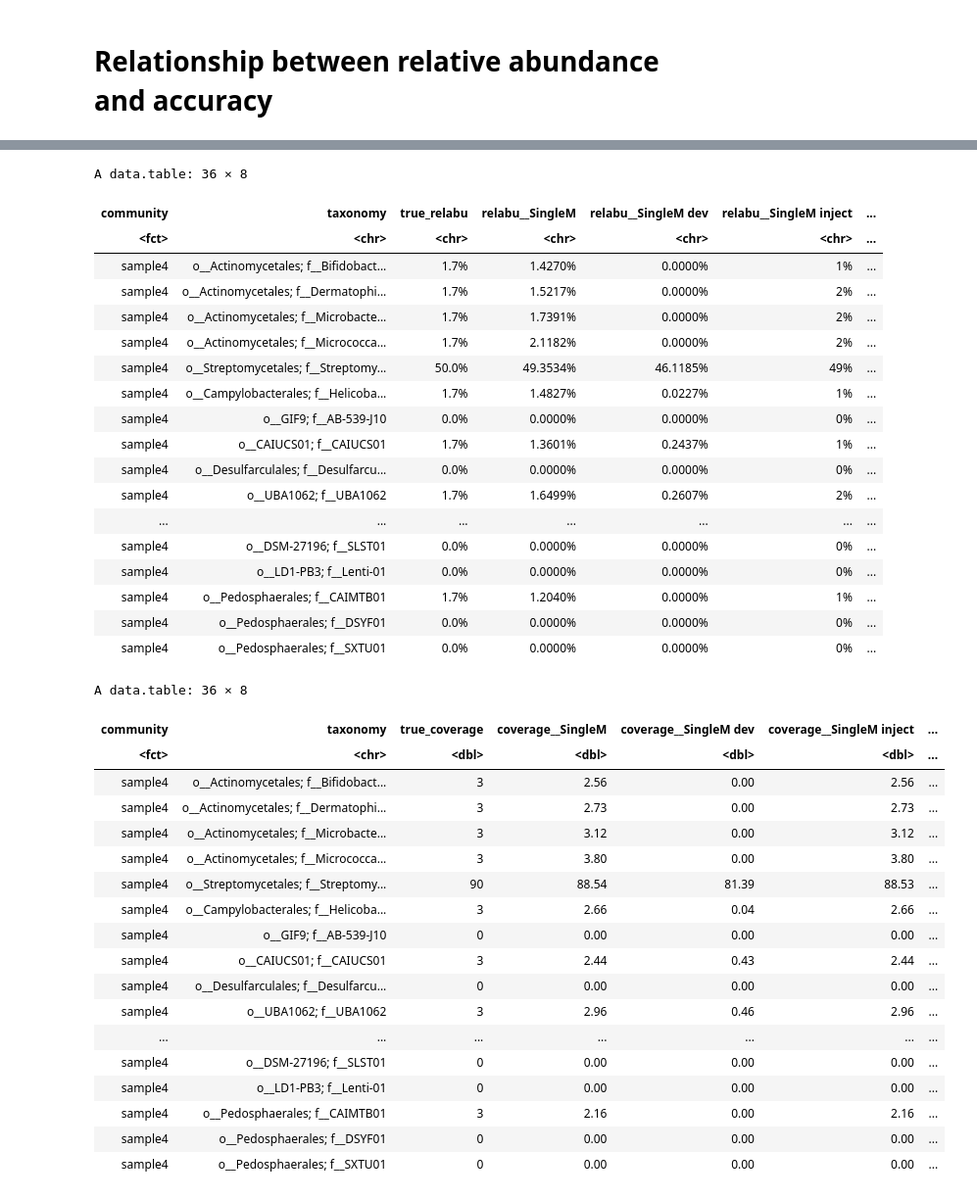
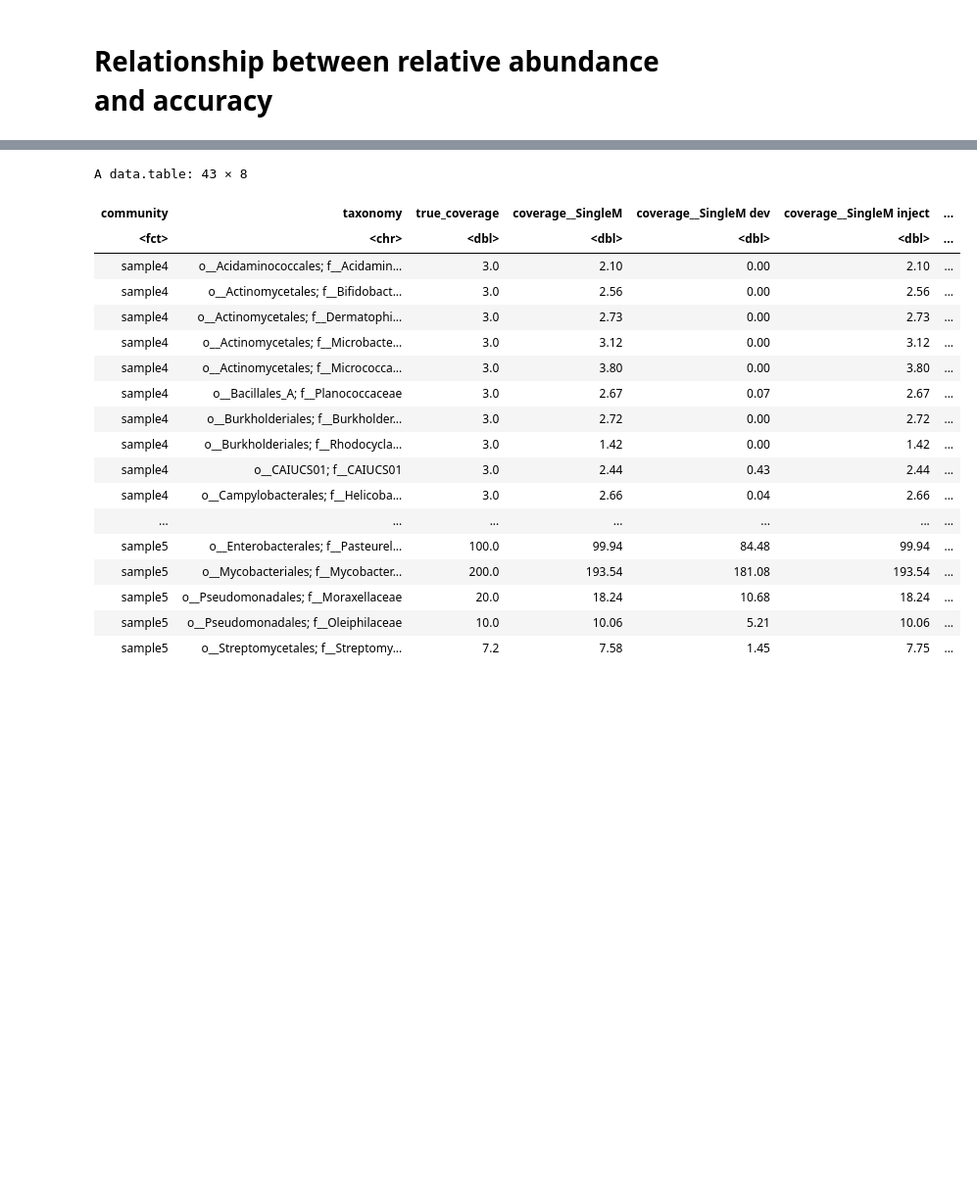
Before and after one commit to timbalam/singlem-benchmarking, a Jupyter notebook: 9_related/plot.ipynb, the cells around one changed output, grey strips where cells are left out. Shown at 98% size. Cells and saved outputs as stored; diff of their text form; code cells hidden in the pictures; blank space fills up the shorter version.

```diff
--- a/9_related/plot.ipynb
+++ b/9_related/plot.ipynb
@@ -14,7 +14,7 @@ publication_names = data.table(
     tool = tools,
     publication_name = c('SingleM', 'sylph', 'SingleM dev', 'SingleM joint', 'SingleM inject')
 )
-communities = paste0('sample',as.character(4))
+communities = paste0('sample',as.character(c(4, 5)))
 dominance = 50
 d1 = data.table(expand.grid(tool = tools, community = communities, dominance = dominance))
 d1[, tool2 := publication_names[tool, on = "tool", publication_name]]
@@ -52,7 +53,12 @@ Warning message:
 # Relationship between relative abundance and accuracy
 # %%
 truth_profiles = data.table(expand.grid(community=communities, dominance=dominance))
-truth_profiles2 = truth_profiles[, fread(paste('truths/dominance', dominance, '/',community,'.condensed',sep='')), by=list(community, dominance)]
+truth_profiles2 = truth_profiles[
+    ,
+    fread(paste('truths/dominance', dominance, '/',community,'.condensed',sep=''),
+          colClasses = c("coverage" = "double")),
+    by=list(community, dominance)
+]
 truth_profiles2[, c("sample", "tool") := .(NULL, 'Gold standard')]
 # %%
 tool_profiles = data.table(expand.grid(tool = tools, community = communities, dominance = dominance))
@@ -85,7 +91,7 @@ format_table <- function(m) {
             list(purrr::map_chr(strsplit(taxonomy, "; ?"), function(x) paste0(tail(x,2), collapse = "; ")))
         ),
         .SDcols = ra_cols
-    ][]
+    ][order(community, taxonomy)]
 }
 # %%
 # singlem coverages
@@ -99,7 +105,7 @@ format_table_cov <- function(m) {
             list(purrr::map_chr(strsplit(taxonomy, "; ?"), function(x) paste0(tail(x,2), collapse = "; ")))
         ),
         .SDcols = cov_cols
-    ][]
+    ][order(community, taxonomy)]
 }
 # %%
 # kingdom
@@ -240,45 +193,26 @@ A data.table: 25 × 8
 # %%
 # family
-format_table(m[!grepl("d__Archaea", taxonomy) & grepl(";f__", taxonomy), lapply(.SD, sum), by = list(community, taxonomy = gsub(";g__.*", "", taxonomy))])
+#format_table(m[!grepl("d__Archaea", taxonomy) & grepl(";f__", taxonomy), lapply(.SD, sum), by = list(community, taxonomy = gsub(";g__.*", "", taxonomy))])
 format_table_cov(m[!grepl("d__Archaea", taxonomy) & grepl(";f__", taxonomy), lapply(.SD, sum), by = list(community, taxonomy = gsub(";g__.*", "", taxonomy))])
 # %% [output]
-A data.table: 36 × 8
+A data.table: 43 × 8
-| community | taxonomy | true_relabu | relabu__SingleM | relabu__SingleM dev | relabu__SingleM inject | ... |
-| <fct> | <chr> | <chr> | <chr> | <chr> | <chr> | ... |
-| sample4 | o__Actinomycetales; f__Bifidobact... | 1.7% | 1.4270% | 0.0000% | 1% | ... |
-| sample4 | o__Actinomycetales; f__Dermatophi... | 1.7% | 1.5217% | 0.0000% | 2% | ... |
-| sample4 | o__Actinomycetales; f__Microbacte... | 1.7% | 1.7391% | 0.0000% | 2% | ... |
-| sample4 | o__Actinomycetales; f__Micrococca... | 1.7% | 2.1182% | 0.0000% | 2% | ... |
-| sample4 | o__Streptomycetales; f__Streptomy... | 50.0% | 49.3534% | 46.1185% | 49% | ... |
-| sample4 | o__Campylobacterales; f__Helicoba... | 1.7% | 1.4827% | 0.0227% | 1% | ... |
-| sample4 | o__GIF9; f__AB-539-J10 | 0.0% | 0.0000% | 0.0000% | 0% | ... |
-| sample4 | o__CAIUCS01; f__CAIUCS01 | 1.7% | 1.3601% | 0.2437% | 1% | ... |
-| sample4 | o__Desulfarculales; f__Desulfarcu... | 0.0% | 0.0000% | 0.0000% | 0% | ... |
-| sample4 | o__UBA1062; f__UBA1062 | 1.7% | 1.6499% | 0.2607% | 2% | ... |
+| community | taxonomy | true_coverage | coverage__SingleM | coverage__SingleM dev | coverage__SingleM inject | ... |
+| <fct> | <chr> | <dbl> | <dbl> | <dbl> | <dbl> | ... |
+| sample4 | o__Acidaminococcales; f__Acidamin... | 3.0 | 2.10 | 0.00 | 2.10 | ... |
+| sample4 | o__Actinomycetales; f__Bifidobact... | 3.0 | 2.56 | 0.00 | 2.56 | ... |
+| sample4 | o__Actinomycetales; f__Dermatophi... | 3.0 | 2.73 | 0.00 | 2.73 | ... |
+| sample4 | o__Actinomycetales; f__Microbacte... | 3.0 | 3.12 | 0.00 | 3.12 | ... |
+| sample4 | o__Actinomycetales; f__Micrococca... | 3.0 | 3.80 | 0.00 | 3.80 | ... |
+| sample4 | o__Bacillales_A; f__Planococcaceae | 3.0 | 2.67 | 0.07 | 2.67 | ... |
+| sample4 | o__Burkholderiales; f__Burkholder... | 3.0 | 2.72 | 0.00 | 2.72 | ... |
+| sample4 | o__Burkholderiales; f__Rhodocycla... | 3.0 | 1.42 | 0.00 | 1.42 | ... |
+| sample4 | o__CAIUCS01; f__CAIUCS01 | 3.0 | 2.44 | 0.43 | 2.44 | ... |
+| sample4 | o__Campylobacterales; f__Helicoba... | 3.0 | 2.66 | 0.04 | 2.66 | ... |
 | ... | ... | ... | ... | ... | ... | ... |
-| sample4 | o__DSM-27196; f__SLST01 | 0.0% | 0.0000% | 0.0000% | 0% | ... |
-| sample4 | o__LD1-PB3; f__Lenti-01 | 0.0% | 0.0000% | 0.0000% | 0% | ... |
-| sample4 | o__Pedosphaerales; f__CAIMTB01 | 1.7% | 1.2040% | 0.0000% | 1% | ... |
-| sample4 | o__Pedosphaerales; f__DSYF01 | 0.0% | 0.0000% | 0.0000% | 0% | ... |
-| sample4 | o__Pedosphaerales; f__SXTU01 | 0.0% | 0.0000% | 0.0000% | 0% | ... |
+| sample5 | o__Enterobacterales; f__Pasteurel... | 100.0 | 99.94 | 84.48 | 99.94 | ... |
+| sample5 | o__Mycobacteriales; f__Mycobacter... | 200.0 | 193.54 | 181.08 | 193.54 | ... |
+| sample5 | o__Pseudomonadales; f__Moraxellaceae | 20.0 | 18.24 | 10.68 | 18.24 | ... |
+| sample5 | o__Pseudomonadales; f__Oleiphilaceae | 10.0 | 10.06 | 5.21 | 10.06 | ... |
+| sample5 | o__Streptomycetales; f__Streptomy... | 7.2 | 7.58 | 1.45 | 7.75 | ... |
-A data.table: 36 × 8
-| community | taxonomy | true_coverage | coverage__SingleM | coverage__SingleM dev | coverage__SingleM inject | ... |
-| <fct> | <chr> | <dbl> | <dbl> | <dbl> | <dbl> | ... |
-| sample4 | o__Actinomycetales; f__Bifidobact... | 3 | 2.56 | 0.00 | 2.56 | ... |
-| sample4 | o__Actinomycetales; f__Dermatophi... | 3 | 2.73 | 0.00 | 2.73 | ... |
-| sample4 | o__Actinomycetales; f__Microbacte... | 3 | 3.12 | 0.00 | 3.12 | ... |
-| sample4 | o__Actinomycetales; f__Micrococca... | 3 | 3.80 | 0.00 | 3.80 | ... |
-| sample4 | o__Streptomycetales; f__Streptomy... | 90 | 88.54 | 81.39 | 88.53 | ... |
-| sample4 | o__Campylobacterales; f__Helicoba... | 3 | 2.66 | 0.04 | 2.66 | ... |
-| sample4 | o__GIF9; f__AB-539-J10 | 0 | 0.00 | 0.00 | 0.00 | ... |
-| sample4 | o__CAIUCS01; f__CAIUCS01 | 3 | 2.44 | 0.43 | 2.44 | ... |
-| sample4 | o__Desulfarculales; f__Desulfarcu... | 0 | 0.00 | 0.00 | 0.00 | ... |
-| sample4 | o__UBA1062; f__UBA1062 | 3 | 2.96 | 0.46 | 2.96 | ... |
-| ... | ... | ... | ... | ... | ... | ... |
-| sample4 | o__DSM-27196; f__SLST01 | 0 | 0.00 | 0.00 | 0.00 | ... |
-| sample4 | o__LD1-PB3; f__Lenti-01 | 0 | 0.00 | 0.00 | 0.00 | ... |
-| sample4 | o__Pedosphaerales; f__CAIMTB01 | 3 | 2.16 | 0.00 | 2.16 | ... |
-| sample4 | o__Pedosphaerales; f__DSYF01 | 0 | 0.00 | 0.00 | 0.00 | ... |
-| sample4 | o__Pedosphaerales; f__SXTU01 | 0 | 0.00 | 0.00 | 0.00 | ... |
 # %%
 # How well does genus level rescue some of the missing genomes? First need to remake the table with genus level, annoying since kraken profiles are filled, when the rest aren't.
```
Also changed, not shown: parts of 7 cells of this notebook, 8 other files.
